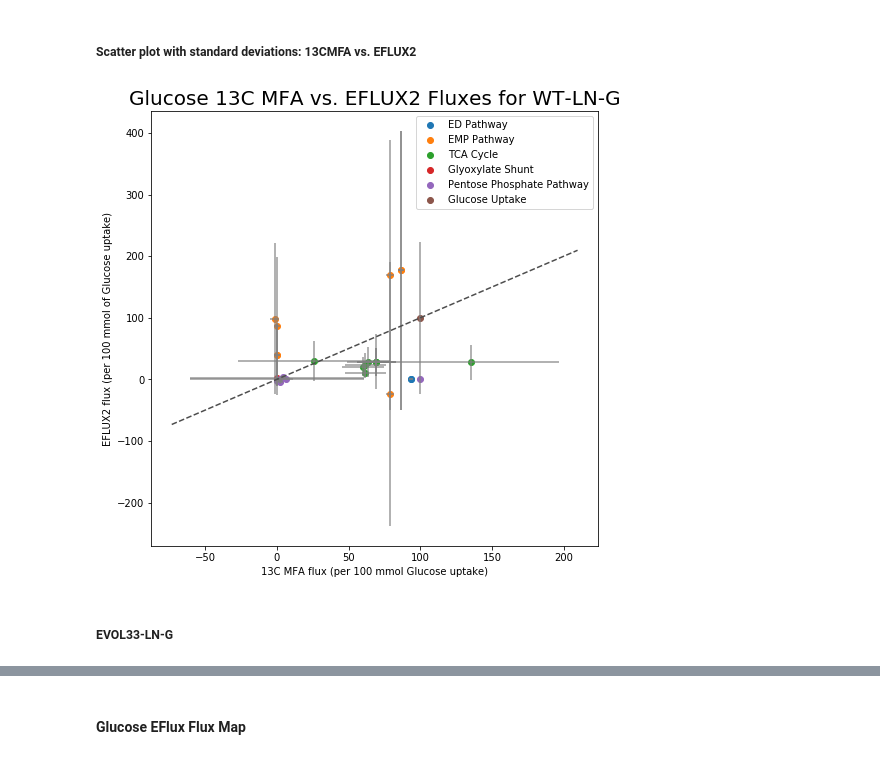
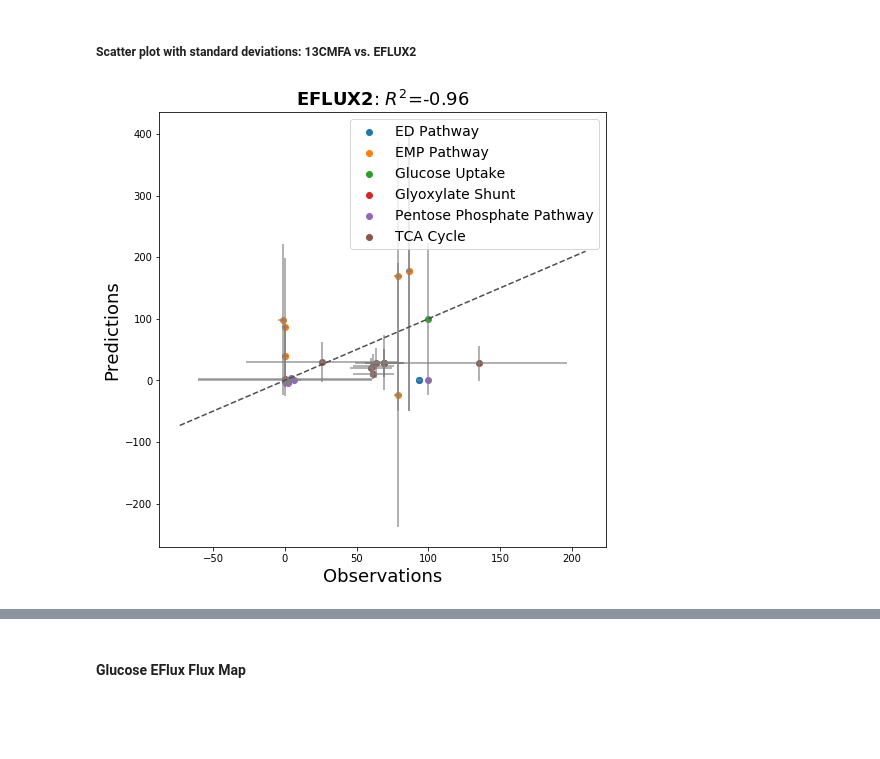
Before and after one commit to LBLQMM/RhodococcusGSM, a Jupyter notebook: Biodesign_grcs/notebooks/old_notebooks/G_EFLUX2_YonedaGlucoseData.ipynb, the cells around one changed output, grey strips where cells are left out. Drawn from its saved outputs; the diff is of its cells as text; code cells hidden in the pictures; blank space fills up the shorter version.

```diff
--- a/Biodesign_grcs/notebooks/old_notebooks/G_EFLUX2_YonedaGlucoseData.ipynb
+++ b/Biodesign_grcs/notebooks/old_notebooks/G_EFLUX2_YonedaGlucoseData.ipynb
@@ -378,24 +399,29 @@ scatterplotcomp_obs_vs_pred(obspred_fluxes, substrate='glucose', method='EFLUX2'
 # %% [markdown]
 ##### **Plot observations vs. predictions with confidence intervals**
 # %%
-import matplotlib
-import matplotlib.cm as cm
-def scatterplotcomp_obs_vs_pred_withstd(obspred_fluxes, substrate, method, linename, strain):
+def scatterplotcomp_obs_vs_pred_withstd(obspred_fluxes, substrate, method, strain):
     fig, ax = plt.subplots(figsize=(8, 8))
     ax.plot(ax.get_xlim(), ax.get_ylim(), ls="--", c=".3")
-
-    for pathway in list(set(obspred_fluxes['Pathway'])):
+    pathway_list = sorted(list(set(obspred_fluxes['Pathway'])))
+    for pathway in pathway_list:
         pathway_df = obspred_fluxes[obspred_fluxes['Pathway'] == pathway]
 
         measured_flux_list = list(pathway_df['Flux'])
         simulated_flux_list = list(pathway_df[str(method) + ' ' +  str(strain) + ' Value'])
-        simulated_std_list = list(pathway_df[str(method) + ' ' +  str(strain) + ' std Value'])
+        if str(method) + ' ' +  str(strain) + ' std Value' in pathway_df.columns:
+            simulated_std_list = list(pathway_df[str(method) + ' ' +  str(strain) + ' std Value'])
         measured_std_list = list(pathway_df['90% Confidence Upper Bound']-pathway_df['Flux'])
 
 
         sc = ax.scatter(measured_flux_list, simulated_flux_list, label=pathway)
-        ax.errorbar(
+        if str(method) + ' ' +  str(strain) + ' std Value' in pathway_df.columns:
+            ax.errorbar(
                 measured_flux_list, simulated_flux_list, xerr=[std1 for std1 in measured_std_list], yerr=[1.9*std for std in simulated_std_list],
+                    ecolor="gray", ls='none',
+                    alpha=0.8)
+        else:
+            ax.errorbar(
+                measured_flux_list, simulated_flux_list, xerr=[std1 for std1 in measured_std_list],
                     ecolor="gray", ls='none',
                     alpha=0.8)
 
@@ -408,16 +434,26 @@ def scatterplotcomp_obs_vs_pred_withstd(obspred_fluxes, substrate, method, linen
         sub = 'Glucose'
     else:
         print("Unknown substrate")
-    plt.title(r''+str(sub)+  ' 13C MFA vs. '+ str(method) + ' Fluxes for ' +linename, fontSize=20)
-    plt.xlabel(r'13C MFA flux (per 100 mmol '+str(sub)+  ' uptake)')
-    plt.ylabel(r''+ str(method) + ' flux (per 100 mmol of '+str(sub)+  ' uptake)')
-    plt.legend()
+    predicted1 = obspred_fluxes.loc[~obspred_fluxes['Reaction'].isin(['ATP -> ATP.ext', 'NADH <-> NADPH']), str(method)+' '+ str(strain) + ' ' + 'Value']
+    observed1 =  obspred_fluxes.loc[~obspred_fluxes['Reaction'].isin(['ATP -> ATP.ext', 'NADH <-> NADPH']),'Flux']
+
+    predicted2 = obspred_fluxes.loc[:, str(method)+' '+ str(strain) + ' ' + 'Value']
+    observed2 =  obspred_fluxes.loc[:,'Flux']
+
+    r2_scikit_1 = r2_score(observed1,predicted1)
+    r2_scikit_2 = r2_score(observed2,predicted2)
+
+    if substrate=='phenol':
+        plt.title(r''+ r"$\bf{" + str(method) + "}$"  + ': ' + f"$R^2$={r2_scikit_2:.2F} ({r2_scikit_1:.2F}$^\star$)", fontsize=18) #star: without 'ATP -> ATP.ext', 'NADH <-> NADPH'
+    else:
+        plt.title(r''+ r"$\bf{" + str(method) + "}$" + ': '+ f"$R^2$={r2_scikit_2:.2F}", fontsize=18)#r''+str(sub)+  ' 13C MFA vs. '+ str(method) + ' Fluxes for ' +linename+ '\n' + f"$R^2$={r2_scikit_2:.2F} (all reactions)", fontsize=18)#, MAE={mae_score}, MSE = {mse}, RMSE={rmse}
+    plt.xlabel(r'Observations', fontsize=18)#13C MFA fluxes (per 100 mmol '+str(sub)+  ' uptake)')
+    plt.ylabel(r'Predictions', fontsize=18)#+ str(method) + ' flux (per 100 mmol of '+str(sub)+  ' uptake)')
+    plt.legend(fontsize=14)
     plt.show()
 # %% [markdown]
 ##### Scatter plot with standard deviations: 13CMFA vs. EFLUX2
 # %%
-scatterplotcomp_obs_vs_pred_withstd(obspred_fluxes, substrate='glucose', method='EFLUX2', linename='WT-LN-G', strain='WT')
+scatterplotcomp_obs_vs_pred_withstd(obspred_fluxes, substrate='glucose', method='EFLUX2', strain='WT')
 # %% [output]
-[figure, old version]
+[figure, new version]
-# %% [markdown]
-##### **EVOL33-LN-G**
```
Also changed, not shown: parts of 51 cells of this notebook, 1 other file.
